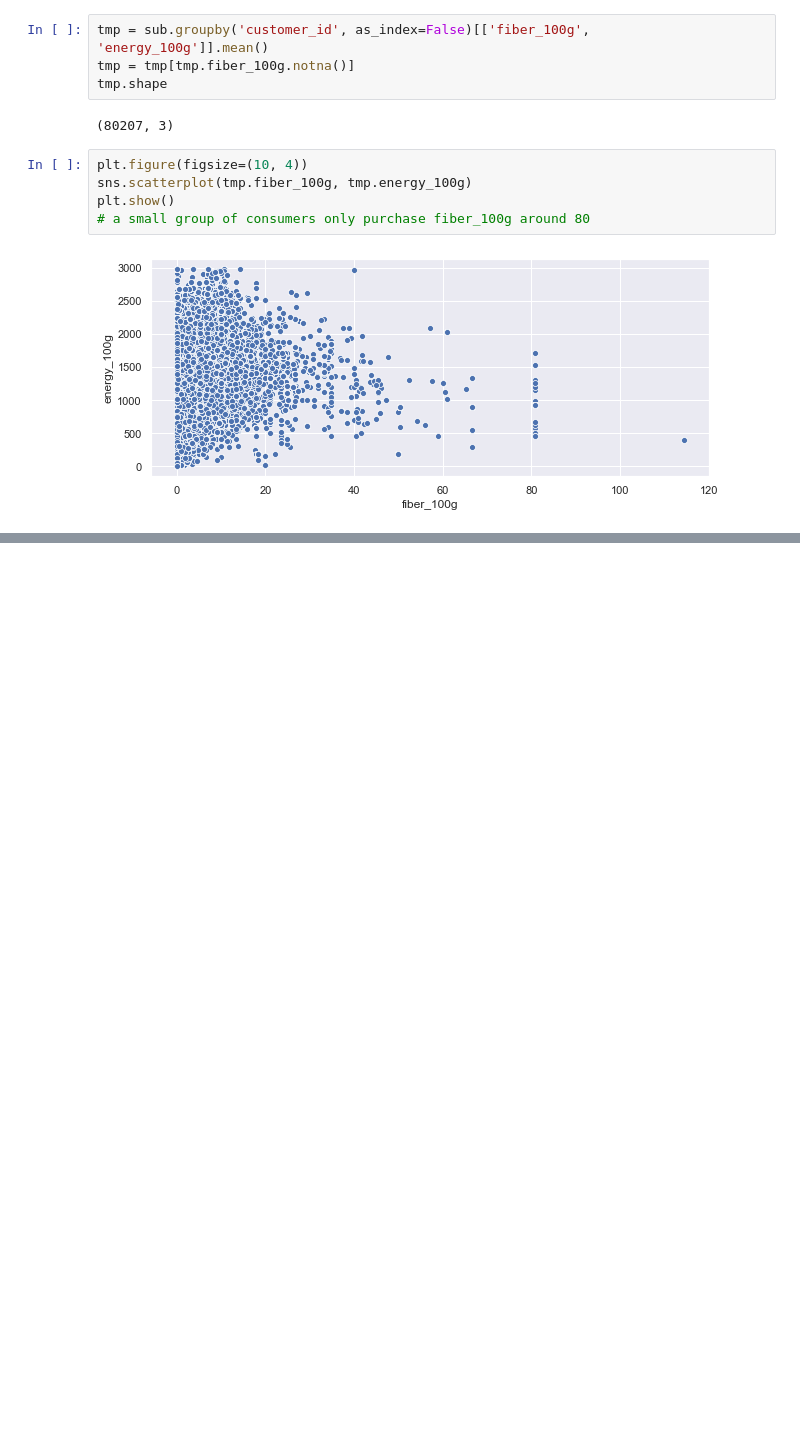
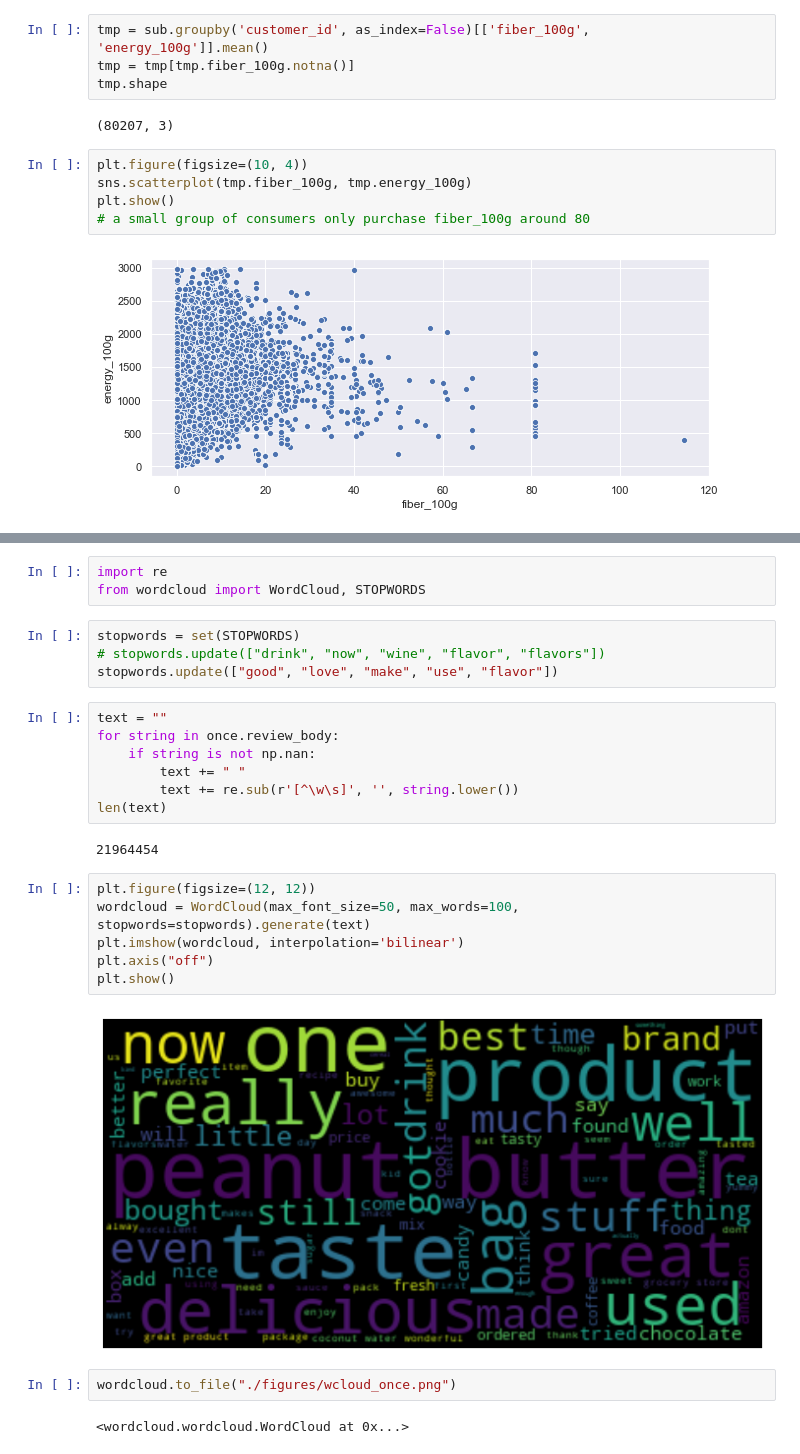
Before and after one commit to davilayang/food-reviews, a Jupyter notebook: 2_exploratory.ipynb, the cells around one changed output, grey strips where cells are left out. Saved outputs shown, nothing was run; the diff lists cells and outputs as text; blank space fills up the shorter version.

```diff
--- a/2_exploratory.ipynb
+++ b/2_exploratory.ipynb
@@ -165,0 +218,28 @@ plt.show()
+# %%
+import re
+from wordcloud import WordCloud, STOPWORDS
+# %%
+stopwords = set(STOPWORDS)
+# stopwords.update(["drink", "now", "wine", "flavor", "flavors"])
+stopwords.update(["good", "love", "make", "use", "flavor"])
+# %%
+text = ""
+for string in once.review_body:
+    if string is not np.nan:
+        text += " "
+        text += re.sub(r'[^\w\s]', '', string.lower())
+len(text)
+# %% [output]
+21964454
+# %%
+plt.figure(figsize=(12, 12))
+wordcloud = WordCloud(max_font_size=50, max_words=100, stopwords=stopwords).generate(text)
+plt.imshow(wordcloud, interpolation='bilinear')
+plt.axis("off")
+plt.show()
+# %% [output]
+[figure, added]
+# %%
+wordcloud.to_file("./figures/wcloud_once.png")
+# %% [output]
+<wordcloud.wordcloud.WordCloud at 0x...>
```
Also changed, not shown: parts of 11 cells of this notebook, 5 other files.
